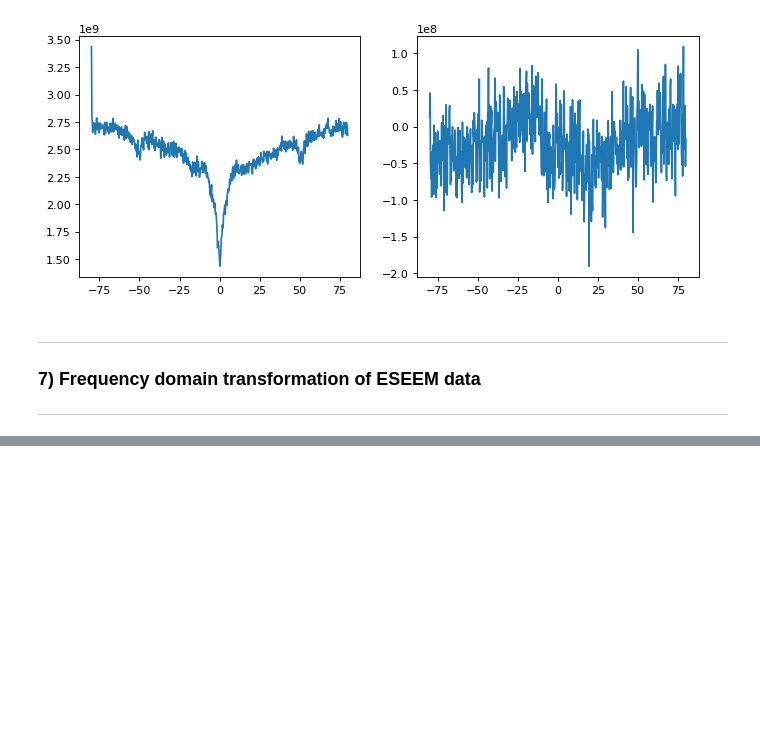
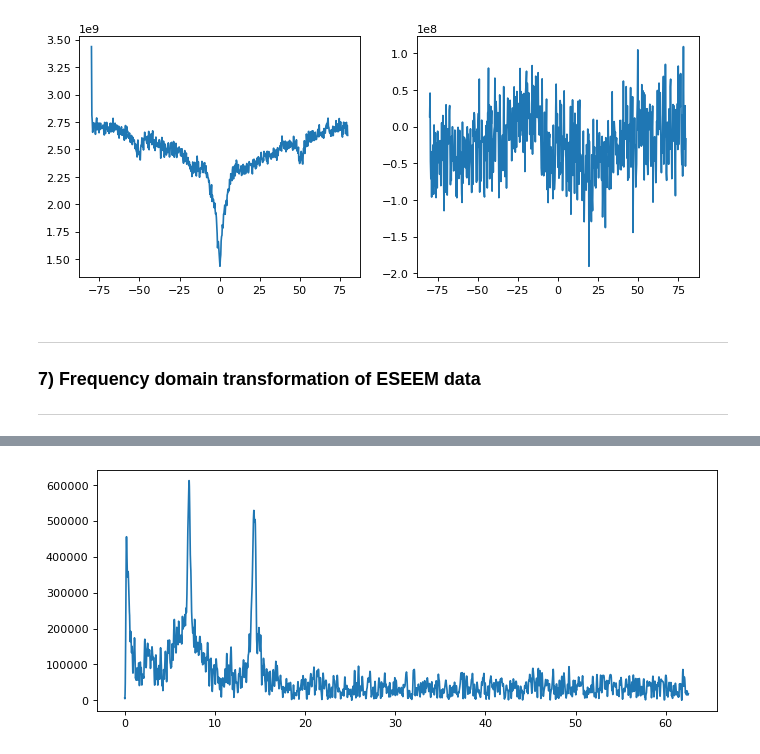
Before and after one commit to TChauvire/EPR_ESR_Suite, a Jupyter notebook: TestHomeMadeScripts.ipynb, the cells around one changed output, grey strips where cells are left out. Saved outputs shown, nothing was run; the diff lists cells and outputs as text; code cells hidden in the pictures; blank space fills up the shorter version.

```diff
--- a/TestHomeMadeScripts.ipynb
+++ b/TestHomeMadeScripts.ipynb
@@ -245 +274,10 @@ ___
+# %%
+### frequency domain transformation
+new_timeaxis6 = np.linspace(abscissa6[0],abscissa6[-1]*4,npts*4)
+fdaxis6 = fdaxis.fdaxis(TimeAxis = new_timeaxis6)
+data6_fft = np.fft.fftshift(np.fft.fft(data6_win_zero))
+fft_npts = int(np.fix(data6_fft.shape[0]/2))
+plt.plot(fdaxis6[fft_npts:]*1000,np.abs(data6_fft[fft_npts:]));
+# %% [output]
+[figure, added]
 # %% [markdown]
```
Also changed, not shown: parts of 6 cells of this notebook, 2 other files.
